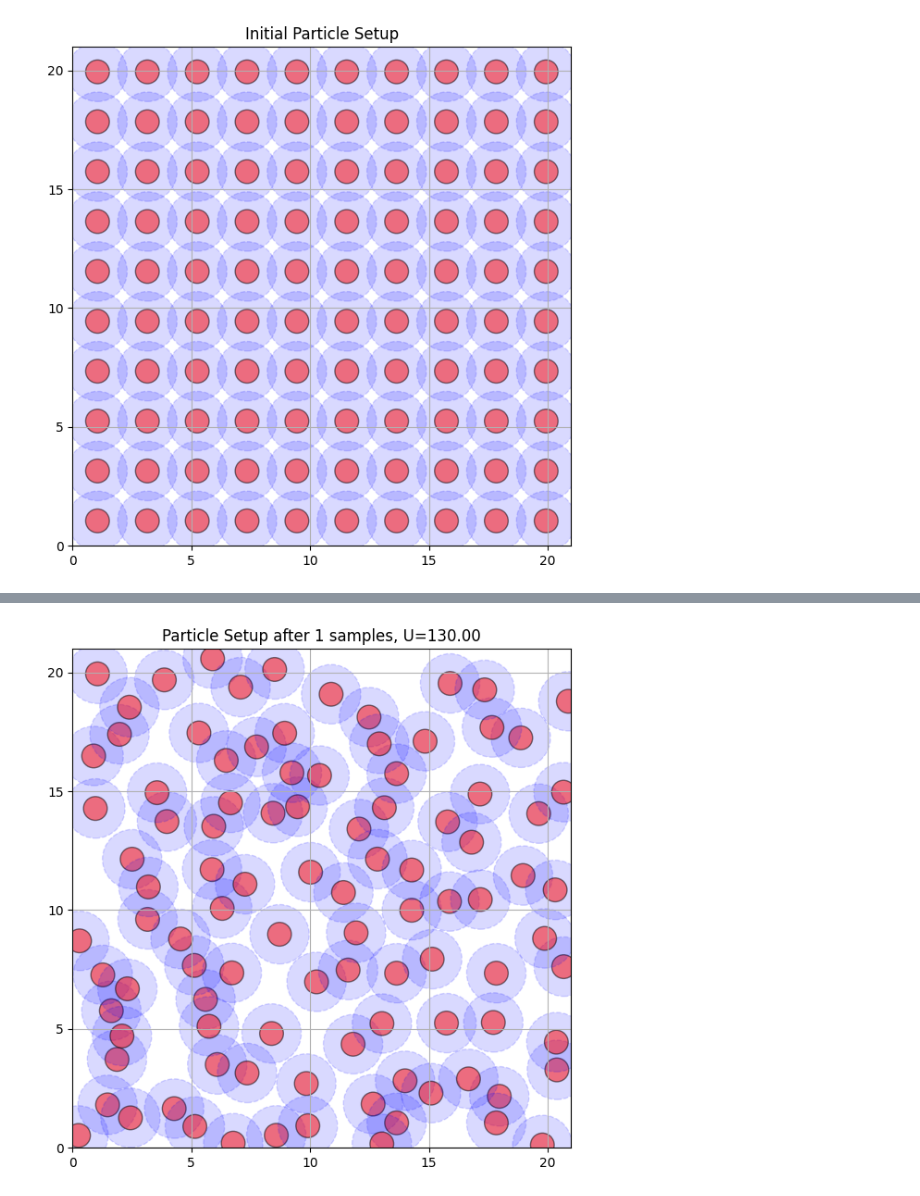
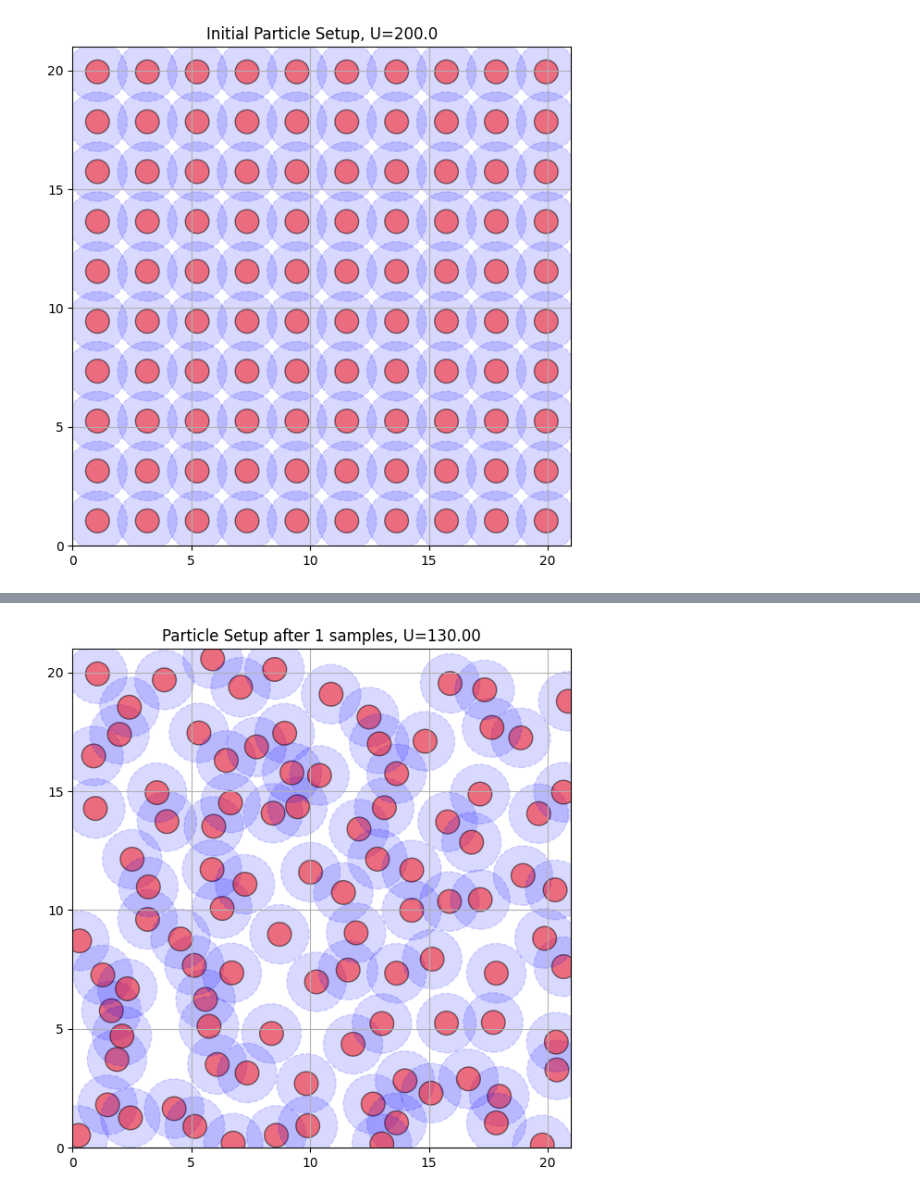
Before and after one commit to kristoftrcek/BERN01_project1, a Jupyter notebook: kristof/simulation_test.ipynb, the cells around one changed output, grey strips where cells are left out. Drawn from its saved outputs; the diff is of its cells as text; code cells hidden in the pictures.

```diff
--- a/kristof/simulation_test.ipynb
+++ b/kristof/simulation_test.ipynb
@@ -18,10 +20,10 @@ simulation = Two_D_test(pc)
 # %%
 # Cold start on the orthogonal grid configuration
 pc.cold_start_ort_grid_config()
 
 # Or hot start
 # pc.hot_start_config()
 
-pc.visualize(title=f"Initial Particle Setup")
+pc.visualize(title=f"Initial Particle Setup, U={pc.U_full()}")
 # %% [output]
-[figure, old version]
+[figure, new version]
```
Also changed, not shown: parts of 3 cells of this notebook, 1 other file.
